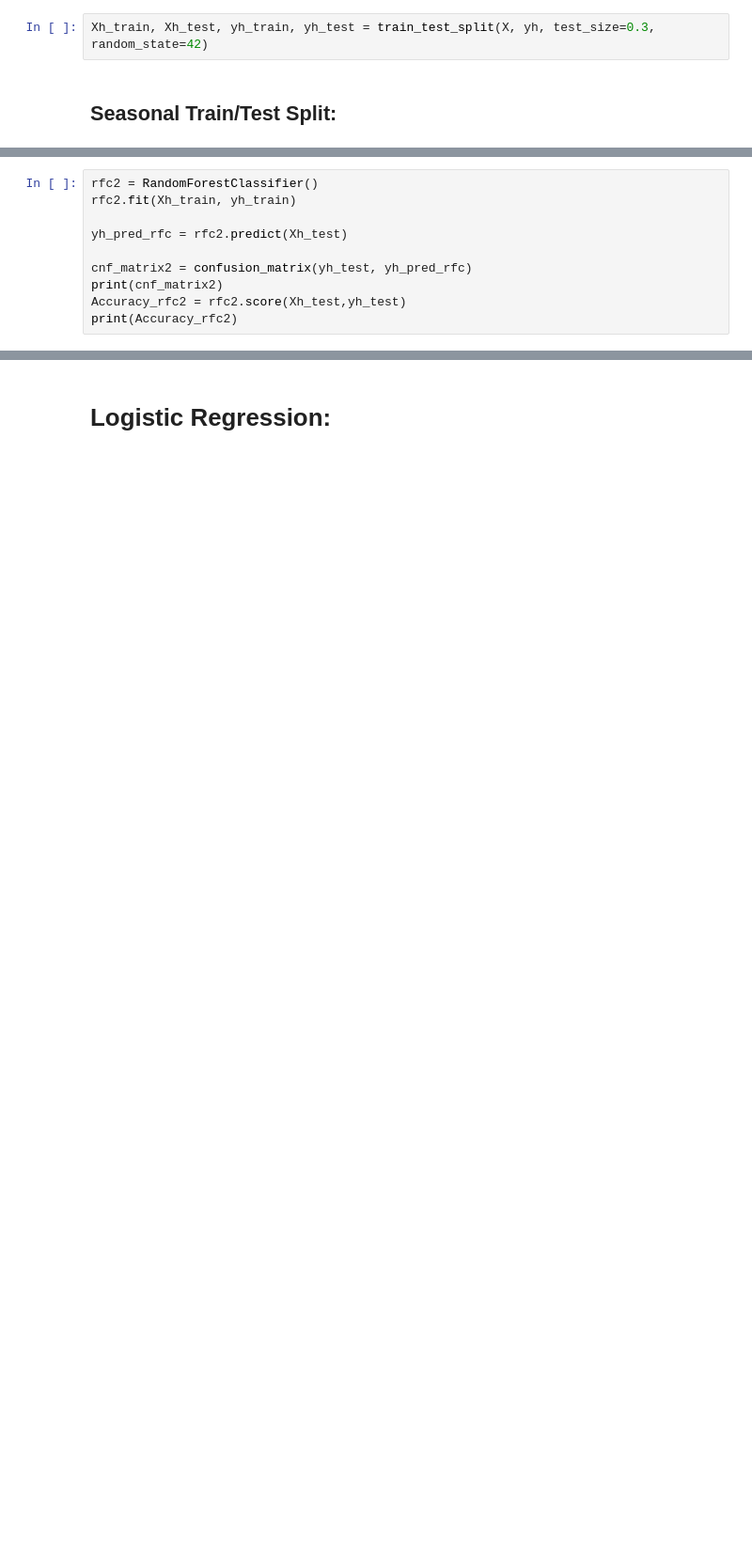
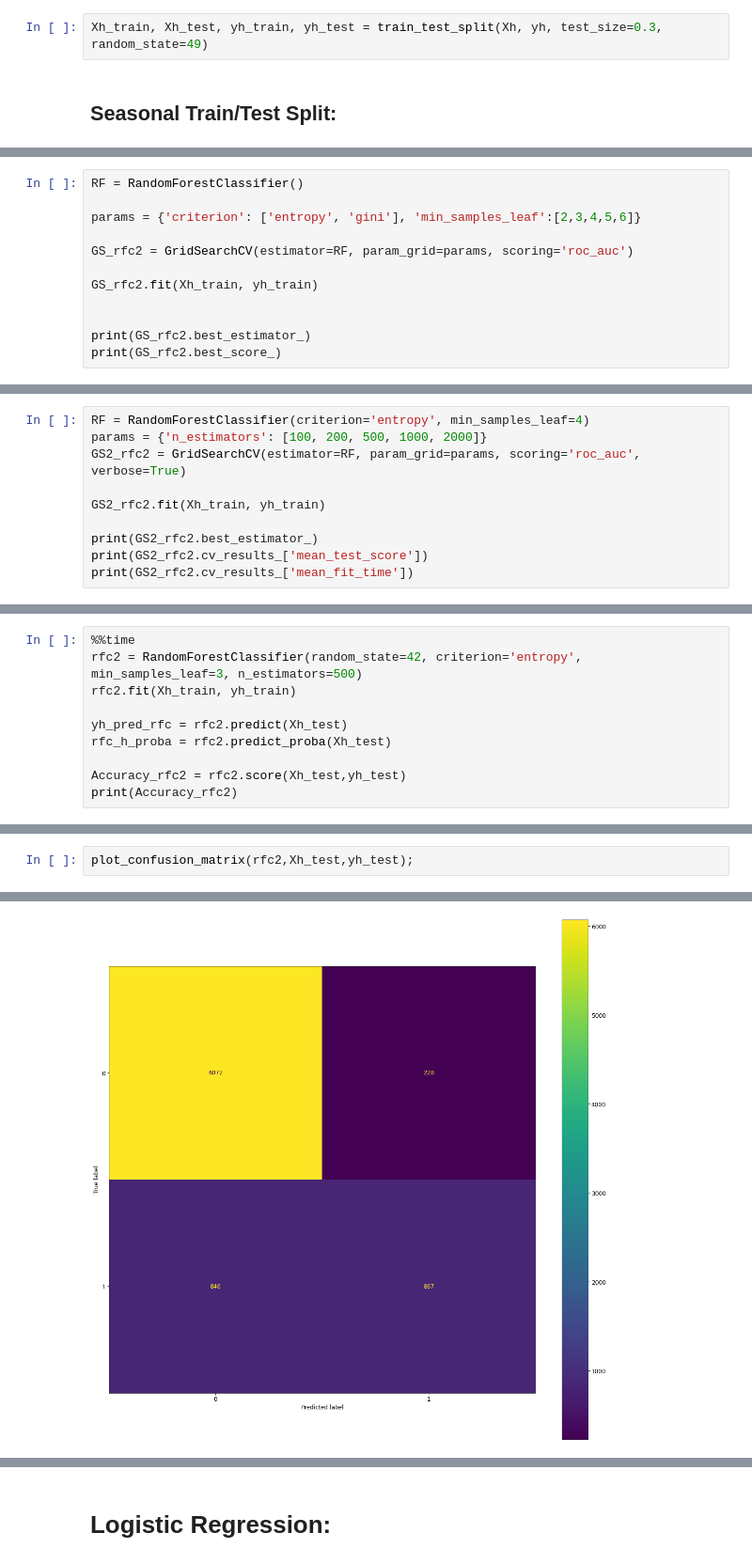
Before and after one commit to mototom421/Springboard, a Jupyter notebook: Capstone2-FluPrediction/Flu_Modeling.ipynb, the cells around one changed output, grey strips where cells are left out. Shown: that part at 94% size. Saved outputs shown, nothing was run; the diff lists cells and outputs as text; blank space fills up the shorter version.

```diff
--- a/Capstone2-FluPrediction/Flu_Modeling.ipynb
+++ b/Capstone2-FluPrediction/Flu_Modeling.ipynb
@@ -28,7 +33,7 @@ ys = ML_data.seasonal_vaccine
 # %% [markdown]
 ## H1N1 Train/Test Split:
 # %%
-Xh_train, Xh_test, yh_train, yh_test = train_test_split(X, yh, test_size=0.3, random_state=42)
+Xh_train, Xh_test, yh_train, yh_test = train_test_split(Xh, yh, test_size=0.3, random_state=49)
 # %% [markdown]
 ## Seasonal Train/Test Split:
 # %%
@@ -37,0 +81,12 @@ Xs_train, Xs_test, ys_train, ys_test = train_test_split(X, ys, test_size=0.3, ra
+# %%
+RF = RandomForestClassifier()
+
+params = {'criterion': ['entropy', 'gini'], 'min_samples_leaf':[2,3,4,5,6]}
+
+GS_rfc2 = GridSearchCV(estimator=RF, param_grid=params, scoring='roc_auc')
+
+GS_rfc2.fit(Xh_train, yh_train)
+
+
+print(GS_rfc2.best_estimator_)
+print(GS_rfc2.best_score_)
@@ -37,0 +96,10 @@ Xs_train, Xs_test, ys_train, ys_test = train_test_split(X, ys, test_size=0.3, ra
+# %%
+RF = RandomForestClassifier(criterion='entropy', min_samples_leaf=4)
+params = {'n_estimators': [100, 200, 500, 1000, 2000]}
+GS2_rfc2 = GridSearchCV(estimator=RF, param_grid=params, scoring='roc_auc', verbose=True)
+
+GS2_rfc2.fit(Xh_train, yh_train)
+
+print(GS2_rfc2.best_estimator_)
+print(GS2_rfc2.cv_results_['mean_test_score'])
+print(GS2_rfc2.cv_results_['mean_fit_time'])
@@ -52,11 +193,11 @@ print(Accuracy_rfc)
 # %%
-rfc2 = RandomForestClassifier()
+%%time
+rfc2 = RandomForestClassifier(random_state=42, criterion='entropy', min_samples_leaf=3, n_estimators=500)
 rfc2.fit(Xh_train, yh_train)
 
 yh_pred_rfc = rfc2.predict(Xh_test)
+rfc_h_proba = rfc2.predict_proba(Xh_test)
 
-cnf_matrix2 = confusion_matrix(yh_test, yh_pred_rfc)
-print(cnf_matrix2)
 Accuracy_rfc2 = rfc2.score(Xh_test,yh_test)
 print(Accuracy_rfc2)
 # %% [output]
@@ -65,0 +207,3 @@ print(Accuracy_rfc2)
+# %%
+plot_confusion_matrix(rfc2,Xh_test,yh_test);
+# %% [output]
@@ -66,3 +211,4 @@ print(Accuracy_rfc2)
+[figure, added]
 # %%
 print(classification_report(yh_test, yh_pred_rfc))
 # %% [output]
```
Also changed, not shown: parts of 147 cells of this notebook, 42 other files.
